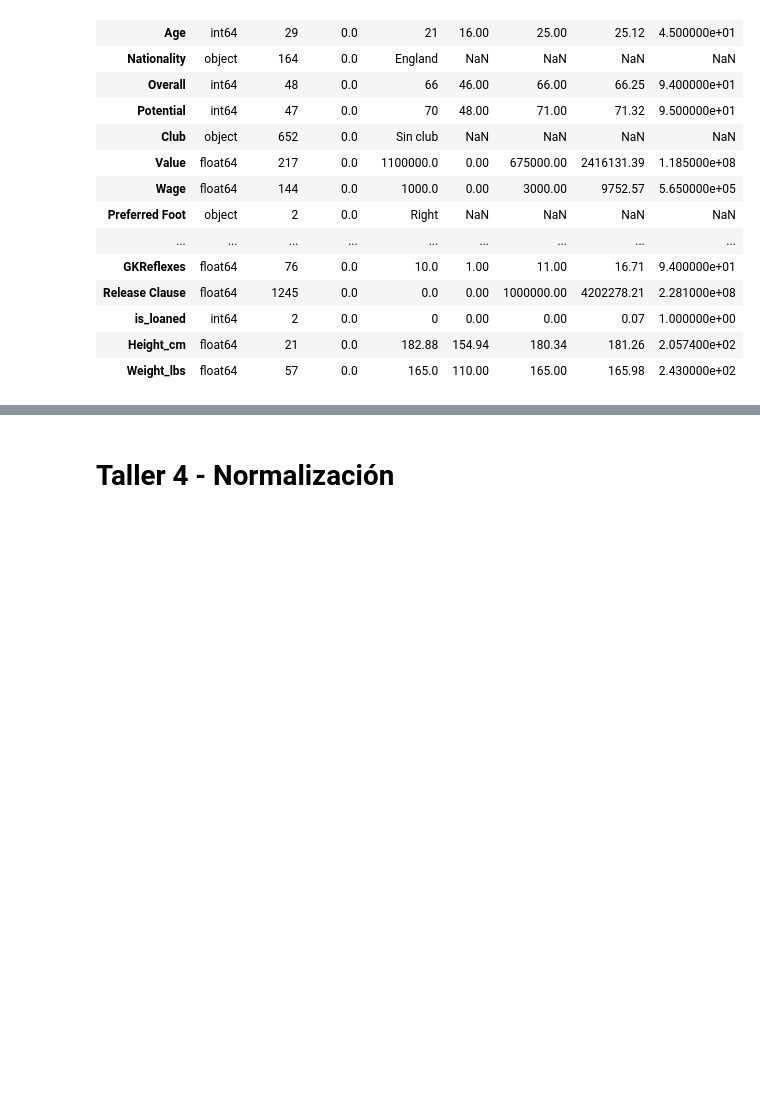
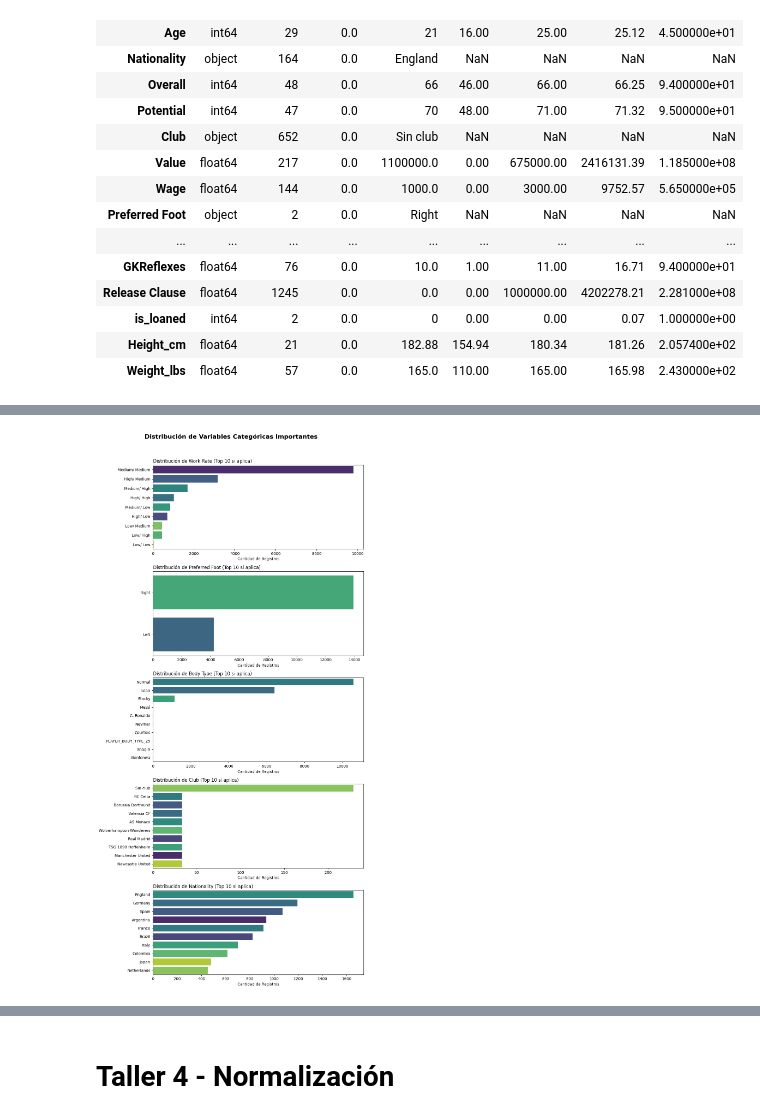
Before and after one commit to Racsok/mineria, a Jupyter notebook: analisis_datasets/analisis_dataset_FIFA.ipynb, the cells around one changed output, grey strips where cells are left out. Cells and saved outputs as stored; diff of their text form; code cells hidden in the pictures; blank space fills up the shorter version.

Commit message:
hasta histograma y bloxplot

```diff
--- a/analisis_datasets/analisis_dataset_FIFA.ipynb
+++ b/analisis_datasets/analisis_dataset_FIFA.ipynb
@@ -1162,0 +1256,18 @@ perfilar(df)
+# %%
+for col in variables_cateogricas:
+    print(f"\n" + "="*40)
+    print(f"ANÁLISIS DE LA VARIABLE: {col}")
+    print(f"="*40)
+
+    # 1. Cardinalidad (Categorías únicas)
+    print(f"• Categorías únicas: {df[col].nunique()}")
+
+    # 2. Valores Nulos
+    print(f"• Valores nulos: {df[col].isnull().sum()}")
+
+    # 3. Top 5 categorías más frecuentes (con su porcentaje)
+    print("\n• Top 5 más frecuentes:")
+    frecuencias = df[col].value_counts().head(5)
+    porcentajes = df[col].value_counts(normalize=True).head(5) * 100
+    for cat, freq, porc in zip(frecuencias.index, frecuencias.values, porcentajes.values):
+        print(f"  - {cat}: {freq} registros ({porc:.2f}%)")
@@ -1162,0 +1307,31 @@ perfilar(df)
+# %%
+import matplotlib.pyplot as plt
+import seaborn as sns
+
+# Configuramos el tamaño de la cuadrícula (5 filas, 1 columna)
+fig, axes = plt.subplots(nrows=len(columnas_importantes_categoricas), ncols=1, figsize=(10, 20))
+fig.suptitle('Distribución de Variables Categóricas Importantes', fontsize=16, fontweight='bold', y=1.02)
+
+for i, col in enumerate(columnas_importantes_categoricas):
+    # Si la variable tiene muchas categorías, solo tomamos las 10 principales para que se entienda el gráfico
+    top_categorias = df[col].value_counts().head(10).index
+    df_filtrado = df[df[col].isin(top_categorias)]
+
+    # Graficamos en el subeje correspondiente
+    sns.countplot(
+        data=df_filtrado,
+        y=col,  # Usamos 'y' en lugar de 'x' para que los nombres largos se lean de lado
+        hue=col,  # 👈 SOLUClÓN: Asigna la variable al tono para evitar el FutureWarning
+        legend=False,  # 👈 SOLUCIÓN: Oculta la leyenda repetitiva que genera el 'hue'
+        ax=axes[i],
+        order=top_categorias,
+        palette='viridis'
+    )
+    axes[i].set_title(f'Distribución de {col} (Top 10 si aplica)', fontsize=12, loc='left')
+    axes[i].set_xlabel('Cantidad de Registros')
+    axes[i].set_ylabel('')
+
+plt.tight_layout()
+plt.show()
+# %% [output]
+[figure, added]
```
Also changed, not shown: parts of 33 cells of this notebook.
